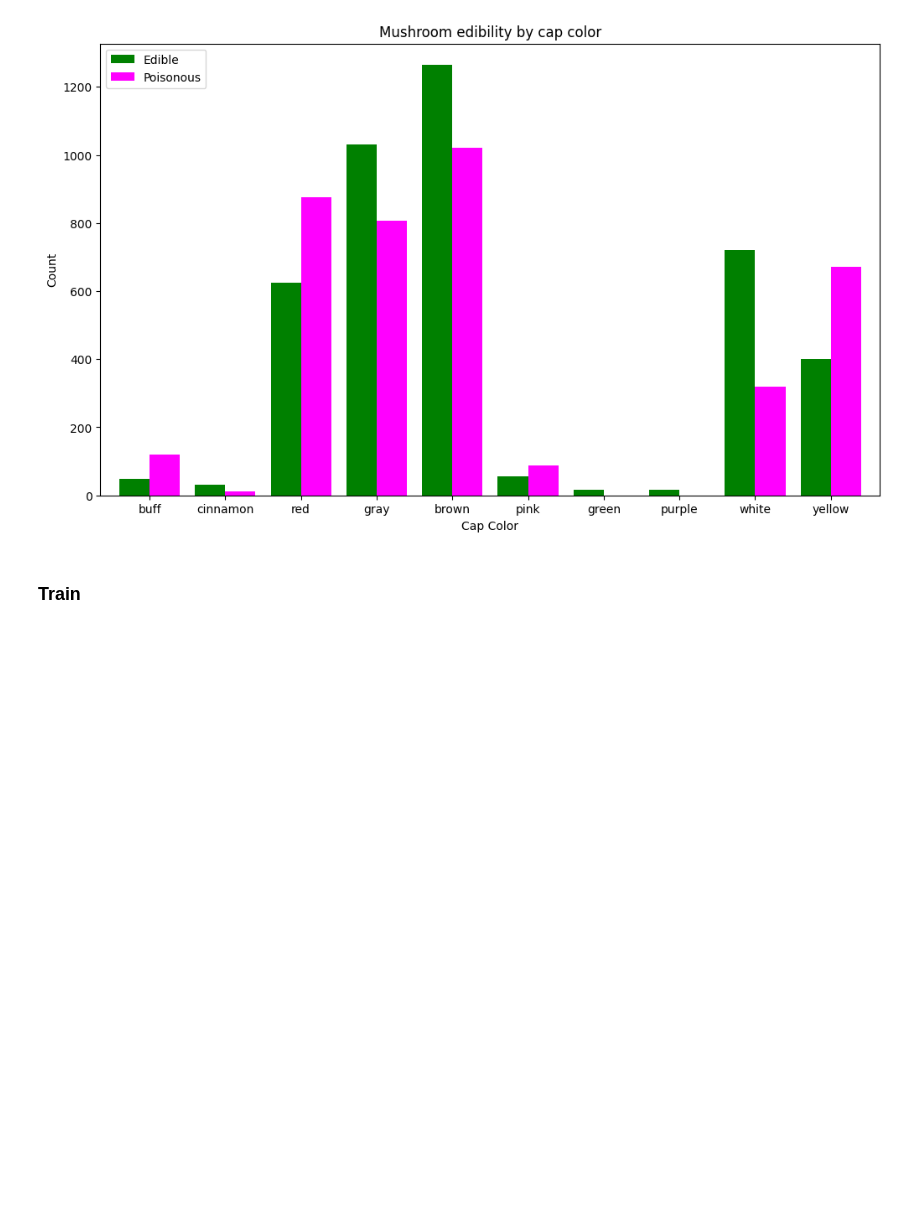
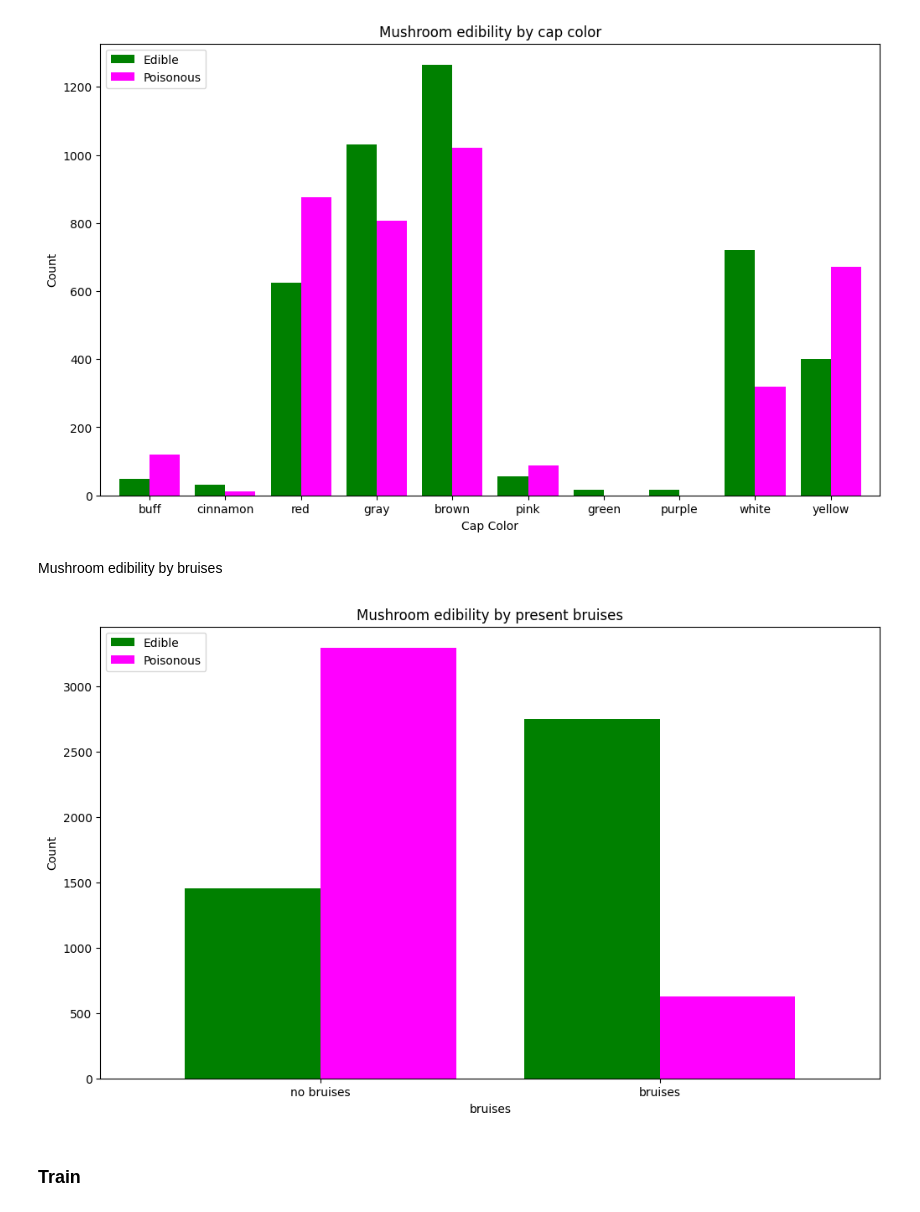
Before and after one commit to janumiko/Mushroom_Prediction, a Jupyter notebook: mushrooms.ipynb, the cells around one changed output. Cells and saved outputs as stored; diff of their text form; code cells hidden in the pictures; blank space fills up the shorter version.

Commit message:
add bar graph of edibility by bruises present

```diff
--- a/mushrooms.ipynb
+++ b/mushrooms.ipynb
@@ -140,6 +140,25 @@ plt.legend(labels, loc="upper left")
 plt.show()
 # %% [output]
 [figure]
+# %% [markdown]
+Mushroom edibility by bruises
+# %%
+bruises = data.groupby(["bruises", "class"]).size().unstack()
+
+bruise_mapping = {"f": "no bruises", "t": "bruises"}
+
+bruises.rename(index=bruise_mapping, inplace=True)
+
+ax = bruises.plot.bar(color=["green", "magenta"], rot=0, figsize=(12, 7), width=0.8)
+
+ax.set_title("Mushroom edibility by present bruises")
+ax.set_ylabel("Count")
+
+labels = ["Edible", "Poisonous"]
+plt.legend(labels, loc="upper left")
+plt.show()
+# %% [output]
+[figure, added]
 # %% [markdown]
 ### Train
 # %% [markdown]
```
Also changed, not shown: parts of 3 cells of this notebook.
